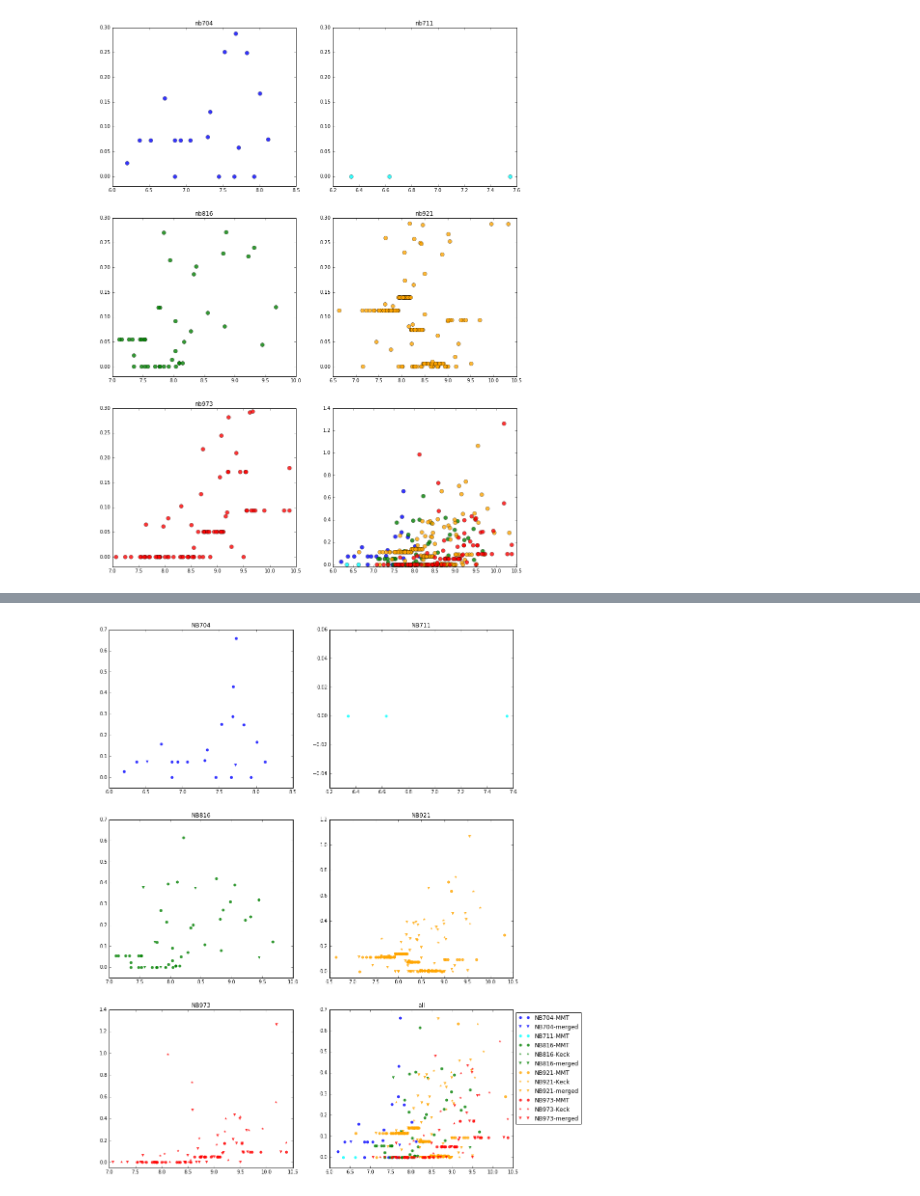
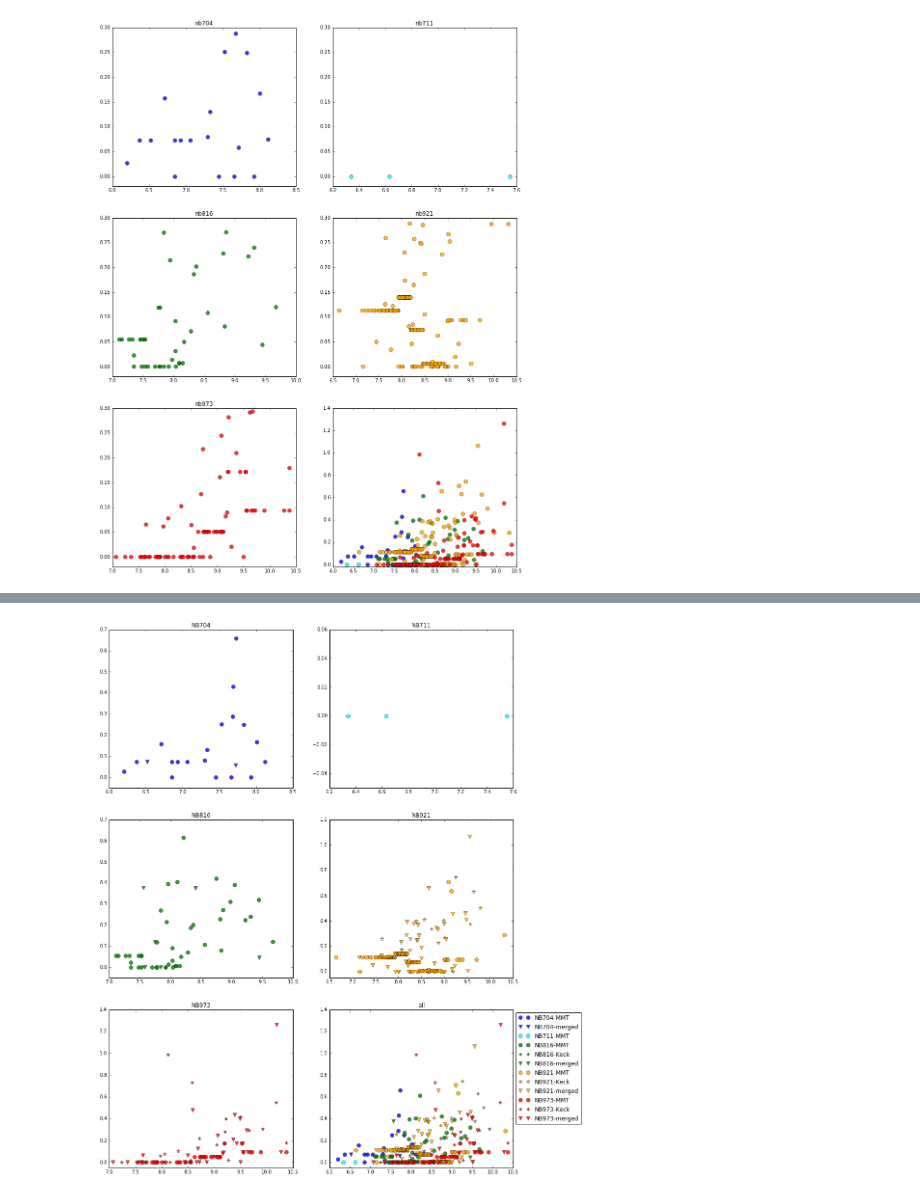
Before and after one commit to kaitshin/LowM_MainSequence, a Jupyter notebook: mstar_vs_ebv?.ipynb, the cells around one changed output, grey strips where cells are left out. Drawn from its saved outputs; the diff is of its cells as text; code cells hidden in the pictures.

Commit message:
fixed plt ylims for last bottom right subplot

```diff
--- a/mstar_vs_ebv?.ipynb
+++ b/mstar_vs_ebv?.ipynb
@@ -89,34 +71,34 @@ array(['merged,', 'merged,', 'merged,', 'merged,', 'MMT,', 'merged,',
 # %%
 f, axes = plt.subplots(3,2)
 axarr = np.ndarray.flatten(axes)
 for ax, ff, cc in zip(axarr, ['NB704','NB711','NB816','NB921','NB973'], ['blue','cyan','green','orange','red']):
     yz_fmatch = np.where((corr_tbl['filt']==ff) & (corr_tbl['zspec0'] > 0) & (corr_tbl['zspec0'] < 9))[0]
     for inst, shape in zip(['MMT','Keck','merged'], ['o','*','v']):
         inst_match = np.array([x for x in range(len(yz_fmatch)) if inst in corr_tbl['inst_str0'][yz_fmatch][x]])
 
         if len(inst_match) > 0:
             mstar = corr_tbl['stlr_mass'][yz_fmatch[inst_match]]
             ebv00 = corr_tbl['EBV'][yz_fmatch[inst_match]]
-            ax.plot(mstar, ebv00, color=cc, marker=shape, lw=0, mew=0, alpha=0.8)
+            ax.plot(mstar, ebv00, color=cc, marker=shape, lw=0, markersize=8, alpha=0.8)
 
     ax.set_title(ff)
     ax.set_ylim(ymin=-0.05)
 
 ax = axarr[5]
 for ff, cc in zip(['NB704','NB711','NB816','NB921','NB973'], ['blue','cyan','green','orange','red']):
     yz_fmatch = np.where((corr_tbl['filt']==ff) & (corr_tbl['zspec0'] > 0) & (corr_tbl['zspec0'] < 9))[0]
     for inst, shape in zip(['MMT','Keck','merged'], ['o','*','v']):
         inst_match = np.array([x for x in range(len(yz_fmatch)) if inst in corr_tbl['inst_str0'][yz_fmatch][x]])
 
         if len(inst_match) > 0:
             mstar = corr_tbl['stlr_mass'][yz_fmatch[inst_match]]
             ebv00 = corr_tbl['EBV'][yz_fmatch[inst_match]]
-            ax.plot(mstar, ebv00, color=cc, marker=shape, lw=0, mew=0, alpha=0.8, label=ff+'-'+inst)
+            ax.plot(mstar, ebv00, color=cc, marker=shape, lw=0, markersize=8, alpha=0.8, label=ff+'-'+inst)
 
     ax.set_title('all')
-    ax.set_ylim(ymin=-0.05)
 
+ax.set_ylim([-0.05, 1.4])
 ax.legend(loc='upper left', bbox_to_anchor=(1.0,1.0))
 f.set_size_inches(15,20)
 # %% [output]
-[figure, old version]
+[figure, new version]
```
Also changed, not shown: parts of 1 cell of this notebook.
